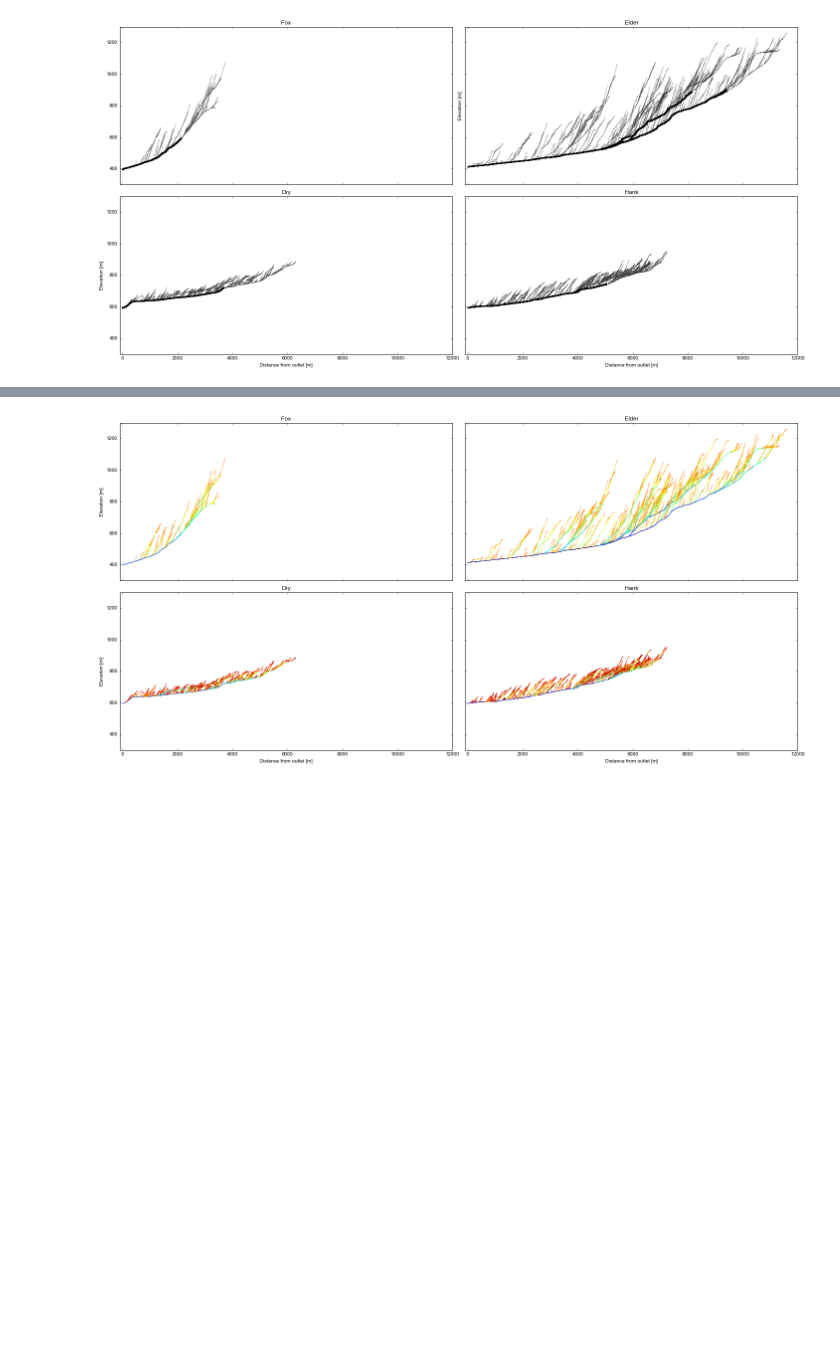
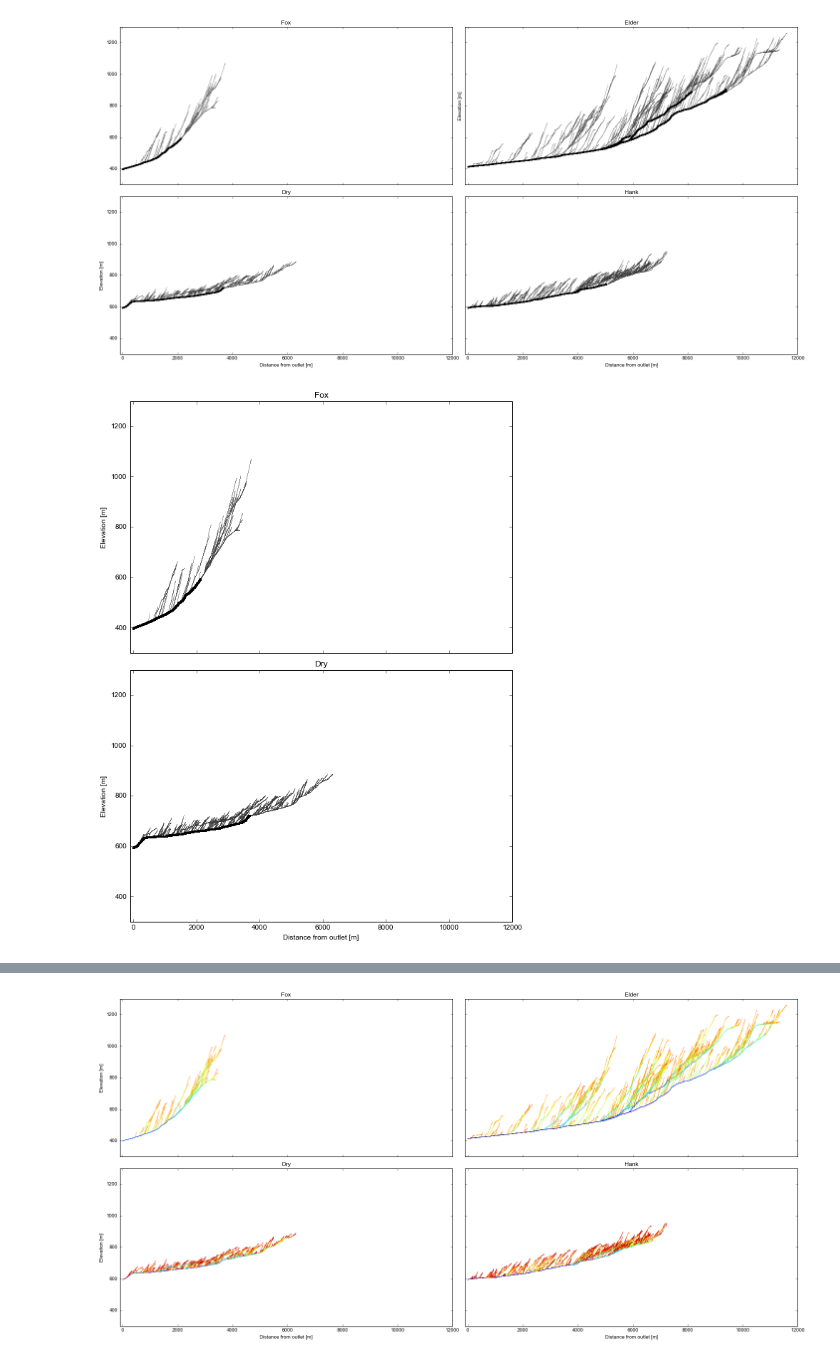
Before and after one commit to jessehahm/SlopeAreaAnalysis, a Jupyter notebook: Long Profile.ipynb, the cells around one changed output, grey strips where cells are left out. Saved outputs shown, nothing was run; the diff lists cells and outputs as text; code cells hidden in the pictures; blank space fills up the shorter version.

Commit message:
new long profiles

```diff
--- a/Long Profile.ipynb
+++ b/Long Profile.ipynb
@@ -146,3 +146,28 @@ plt.tight_layout()
 plt.savefig('LongProfiles.pdf')
 # %% [output]
 [figure]
+# %%
+#black and white, single column FOX DRY
+
+# row and column sharing
+f, (ax1, ax3) = plt.subplots(2, 1, sharex=True, figsize=(8.5,11))
+
+ax1.scatter(foxLength,foxElev, s=0.1, c='grey', zorder=-1, linewidth=0)
+ax1.scatter(foxLengthTrunk,foxElevTrunk, s=3, c='black', zorder=0)
+ax1.set_title('Fox')
+ax1.set_ylim([300,1300])
+ax1.set_ylabel('Elevation [m]')
+
+
+ax3.scatter(dryLength,dryElev, s=0.1, c='grey', zorder=-1, linewidth=0)
+ax3.scatter(dryLengthTrunk,dryElevTrunk, s=3, c='black', zorder=0)
+ax3.set_title('Dry')
+ax3.set_ylim([300,1300])
+ax3.set_xlim([-100,12000])
+ax3.set_xlabel('Distance from outlet [m]')
+ax3.set_ylabel('Elevation [m]')
+
+plt.tight_layout()
+plt.savefig('LongProfilesFoxDry.pdf')
+# %% [output]
+[figure, added]
```
Also changed, not shown: parts of 1 cell of this notebook, 3 other files.
